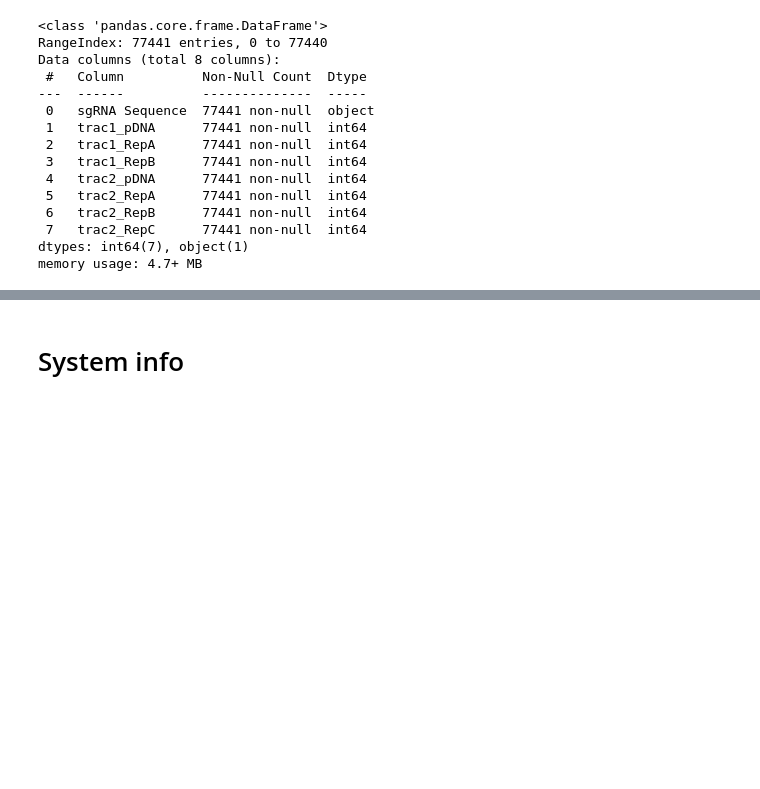
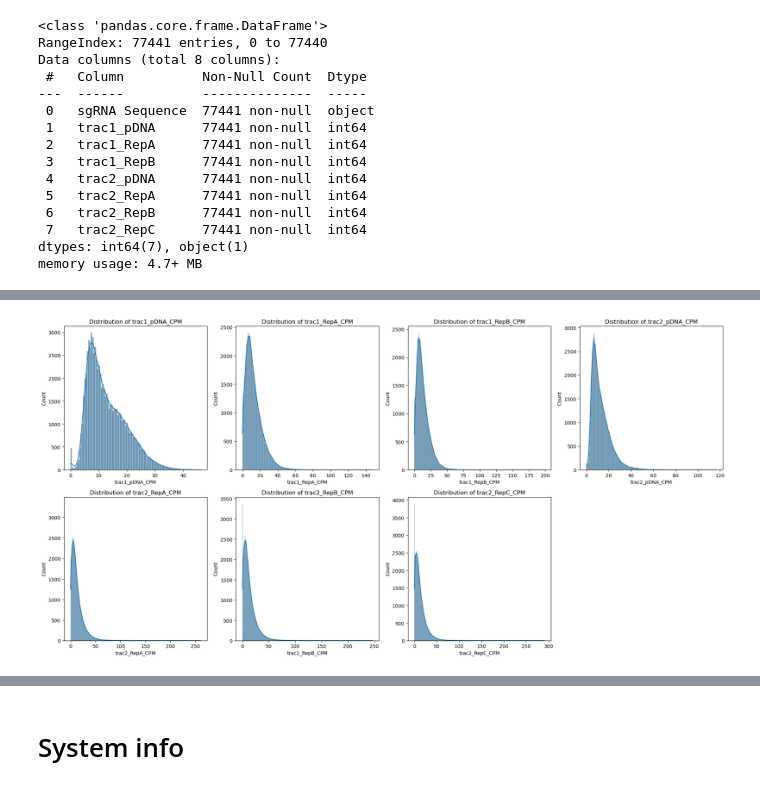
Before and after one commit to deannachurch/SBCapstone_CRISPRScreens, a Jupyter notebook: notebooks/Brunello_count_library.ipynb, the cells around one changed output, grey strips where cells are left out. Cells and saved outputs as stored; diff of their text form; code cells hidden in the pictures; blank space fills up the shorter version.

Commit message:
Refactored code for easier calculation/plotting

```diff
--- a/notebooks/Brunello_count_library.ipynb
+++ b/notebooks/Brunello_count_library.ipynb
@@ -679,23 +740,17 @@ brunello_df.describe()
 | Loading ITables v2.1.1 from the i... |
 # %%
 cols=['trac1_pDNA', 'trac1_RepA', 'trac1_RepB', 'trac2_pDNA', 'trac2_RepA', 'trac2_RepB', 'trac2_RepC']
+#for col in cols:
+#    total_counts = brunello_df[col].sum()
+#    normalized_col_name = col + '_CPM'  # Create a new column name for the normalized data
+#    brunello_df[normalized_col_name] = (brunello_df[col] / total_counts) * 1_000_000
+
 for col in cols:
-    total_counts = brunello_df[col].sum()
-    normalized_col_name = col + '_CPM'  # Create a new column name for the normalized data
-    brunello_df[normalized_col_name] = (brunello_df[col] / total_counts) * 1_000_000
+    brunello_norm_df=cal_cpm(brunello_df, col)
 
-show(brunello_df)
+del brunello_df
+
+show(brunello_norm_df)
 # %% [output]
 | sgRNA Sequence | trac1_pDNA | trac1_RepA | trac1_RepB | trac2_pDNA | trac2_RepA | trac2_RepB | trac2_RepC | ... |
 | Loading ITables v2.1.1 from the i... | ... |
-# %%
-norm_cols=[col + '_CPM' for col in cols]
-
-# Plotting non-normalized counts
-plt.figure(figsize=(20, 10))
-for i, col in enumerate(cols, 1):
-    plt.subplot(2, 4, i)
-    sns.histplot(brunello_df[col], kde=True)
-    plt.title(f'Distribution of {col}')
-plt.tight_layout()
-plt.show()
@@ -704,9 +756,0 @@ plt.show()
-# %%
-# Plotting normalized counts
-plt.figure(figsize=(20, 10))
-for i, col in enumerate(norm_cols, 1):
-    plt.subplot(2, 4, i)
-    sns.histplot(brunello_df[col], kde=True, color='orange')
-    plt.title(f'Distribution of {col}')
-plt.tight_layout()
-plt.show()
@@ -714,0 +774,7 @@ plt.show()
+# %%
+norm_cols=[col + '_CPM' for col in cols]
+dist_plots(brunello_norm_df, norm_cols)
+plt.tight_layout()
+plt.show()
+# %% [output]
+[figure, added]
```
Also changed, not shown: parts of 18 cells of this notebook.
